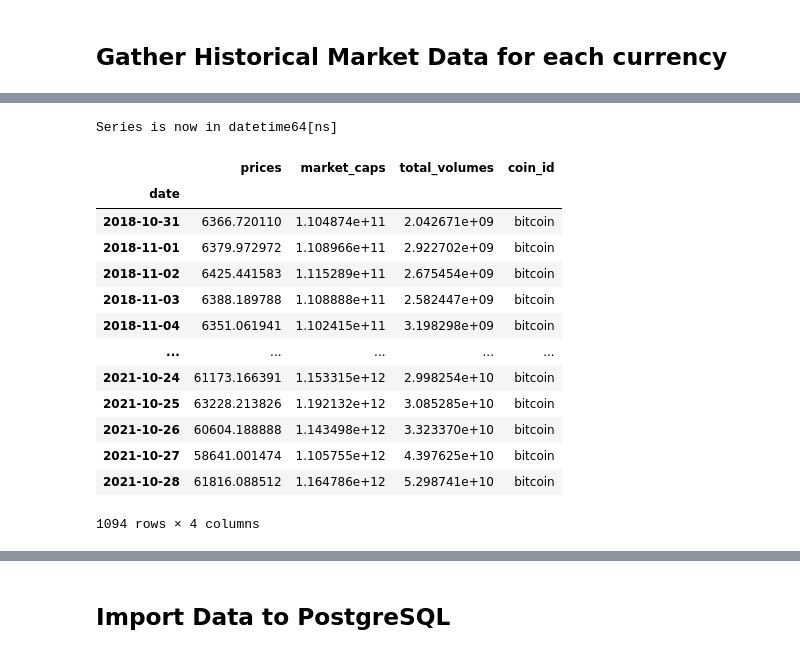
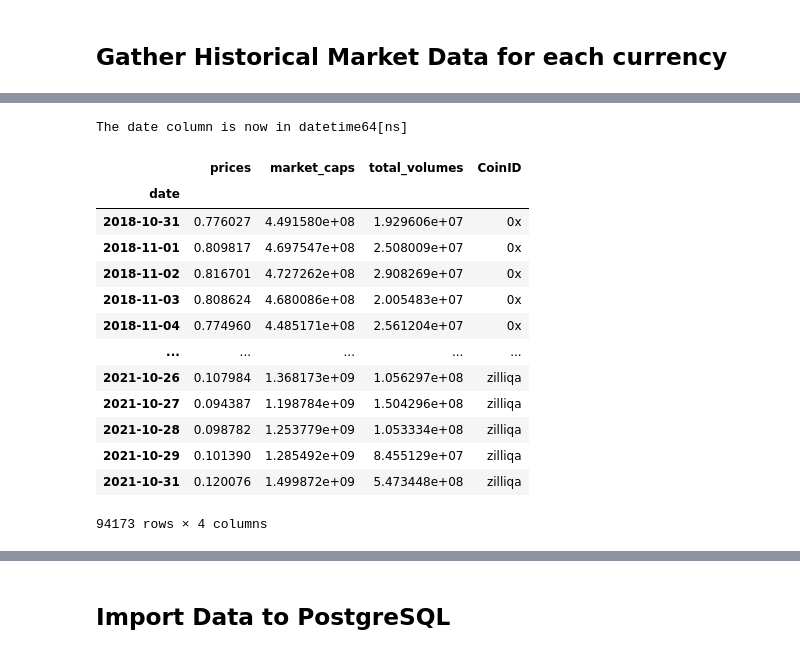
Before and after one commit to kcarter98/CryptoAnalysis, a Jupyter notebook: GatherandCleanData.ipynb, the cells around one changed output, grey strips where cells are left out. Saved outputs shown, nothing was run; the diff lists cells and outputs as text; code cells hidden in the pictures.

Commit message:
Moved all data into datbase after cleaning

```diff
--- a/GatherandCleanData.ipynb
+++ b/GatherandCleanData.ipynb
@@ -742,3 +734,5 @@ Series is now in datetime64[ns]
 # %% [markdown]
 ## Gather Historical Market Data for each currency
+# %%
+market_n = 0
 # %%
@@ -783,24 +823,25 @@ for column in columns:
 # %%
 # Format market data into df
-market_df = pd.DataFrame(market_data)
+
 convert_from_timestamp(market_df, 'date')
-market_df = market_df.loc[market_df['date'] >= from_date]
+market_df = market_df.loc[(market_df['date'] >= from_date) & (market_df['date'] <= end_date)]
+
 market_df = market_df.set_index('date')
-market_df['coin_id'] = 'bitcoin'
+
 market_df
 # %% [output]
-Series is now in datetime64[ns]
+The date column is now in datetime64[ns]
-|  | prices | market_caps | total_volumes | coin_id |
+|  | prices | market_caps | total_volumes | CoinID |
 | date |  |  |  |  |
-| 2018-10-31 | 6366.720110 | 1.104874e+11 | 2.042671e+09 | bitcoin |
-| 2018-11-01 | 6379.972972 | 1.108966e+11 | 2.922702e+09 | bitcoin |
-| 2018-11-02 | 6425.441583 | 1.115289e+11 | 2.675454e+09 | bitcoin |
-| 2018-11-03 | 6388.189788 | 1.108888e+11 | 2.582447e+09 | bitcoin |
-| 2018-11-04 | 6351.061941 | 1.102415e+11 | 3.198298e+09 | bitcoin |
+| 2018-10-31 | 0.776027 | 4.491580e+08 | 1.929606e+07 | 0x |
+| 2018-11-01 | 0.809817 | 4.697547e+08 | 2.508009e+07 | 0x |
+| 2018-11-02 | 0.816701 | 4.727262e+08 | 2.908269e+07 | 0x |
+| 2018-11-03 | 0.808624 | 4.680086e+08 | 2.005483e+07 | 0x |
+| 2018-11-04 | 0.774960 | 4.485171e+08 | 2.561204e+07 | 0x |
 | ... | ... | ... | ... | ... |
-| 2021-10-24 | 61173.166391 | 1.153315e+12 | 2.998254e+10 | bitcoin |
-| 2021-10-25 | 63228.213826 | 1.192132e+12 | 3.085285e+10 | bitcoin |
-| 2021-10-26 | 60604.188888 | 1.143498e+12 | 3.323370e+10 | bitcoin |
-| 2021-10-27 | 58641.001474 | 1.105755e+12 | 4.397625e+10 | bitcoin |
-| 2021-10-28 | 61816.088512 | 1.164786e+12 | 5.298741e+10 | bitcoin |
+| 2021-10-26 | 0.107984 | 1.368173e+09 | 1.056297e+08 | zilliqa |
+| 2021-10-27 | 0.094387 | 1.198784e+09 | 1.504296e+08 | zilliqa |
+| 2021-10-28 | 0.098782 | 1.253779e+09 | 1.053334e+08 | zilliqa |
+| 2021-10-29 | 0.101390 | 1.285492e+09 | 8.455129e+07 | zilliqa |
+| 2021-10-31 | 0.120076 | 1.499872e+09 | 5.473448e+08 | zilliqa |
-1094 rows × 4 columns
+94173 rows × 4 columns
```
Also changed, not shown: parts of 41 cells of this notebook, 1 other file.
